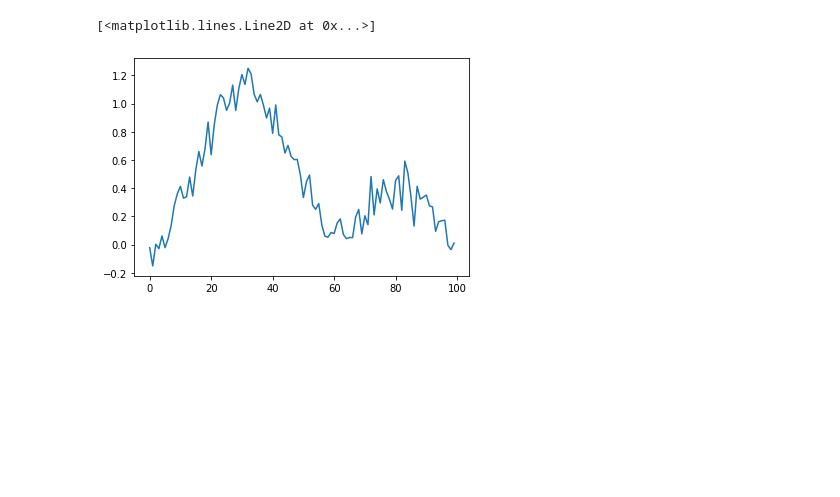
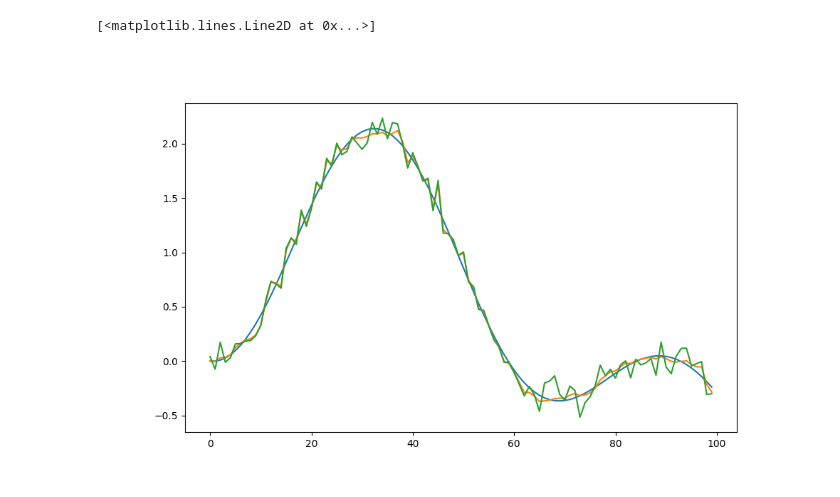
Before and after one commit to qwertpas/ekf, a Jupyter notebook: notebook.ipynb, the cells around one changed output. Cells and saved outputs as stored; diff of their text form; code cells hidden in the pictures; blank space fills up the shorter version.

```diff
--- a/notebook.ipynb
+++ b/notebook.ipynb
@@ -1,11 +1,18 @@
 # %%
 import pandas as pd
+import matplotlib.pyplot as plt
+
+%matplotlib widget
+
+
+
 
 df = pd.read_csv("cartpole_log_n0.1.csv")
+
+plt.figure(figsize=(10, 6))
+plt.plot(df.x)
+plt.plot(df.x_est)
+plt.plot(df.x_obs)
+# %% [output]
+[<matplotlib.lines.Line2D at 0x...>]
+[figure, added]
-# %%
-import matplotlib.pyplot as plt
-
-plt.plot(df.x)
-# %% [output]
-[<matplotlib.lines.Line2D at 0x...>]
-[figure, removed]
```
Also changed, not shown: 2 other files.
